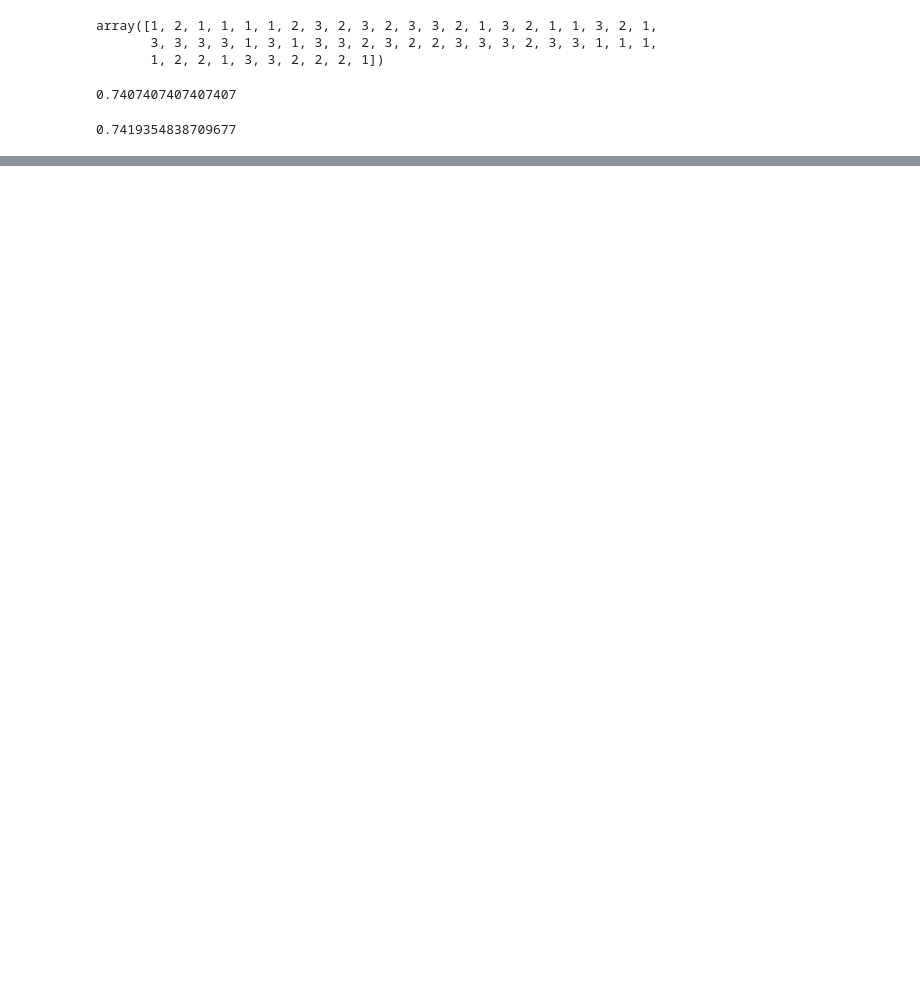
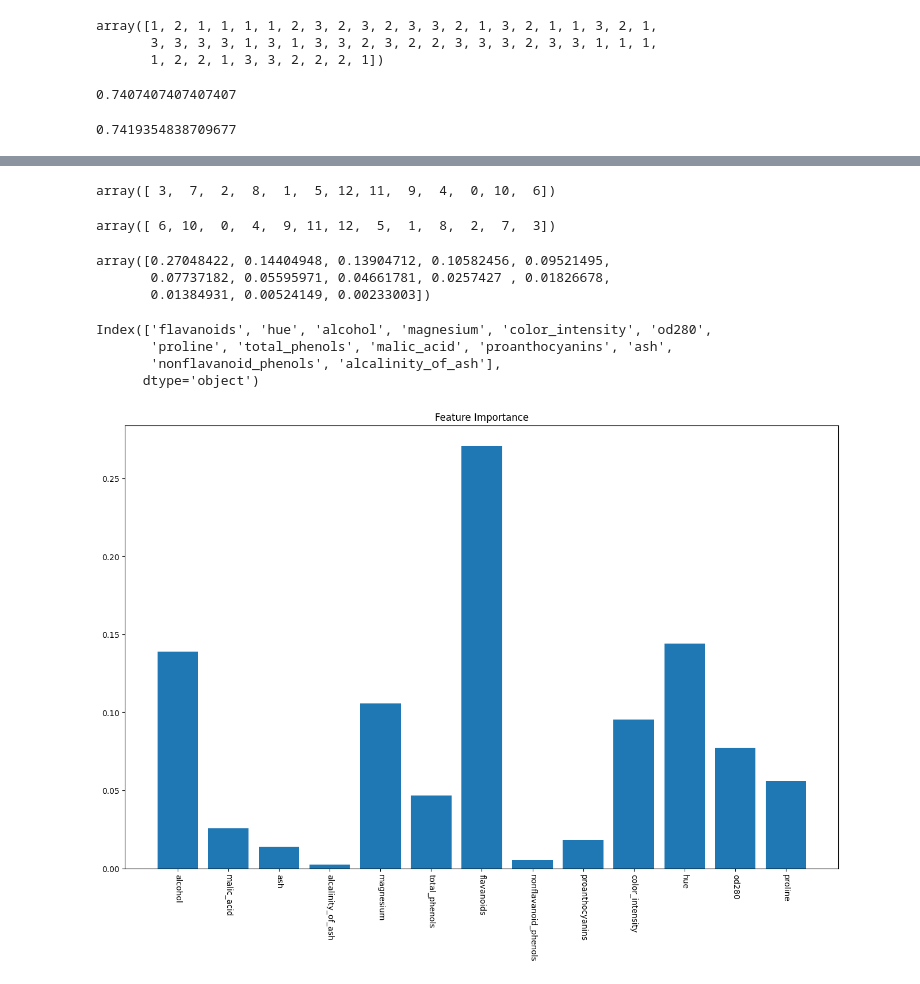
Before and after one commit to suian888/Data-Analysis-with-Python, a Jupyter notebook: wine.ipynb, the cells around one changed output, grey strips where cells are left out. Drawn from its saved outputs; the diff is of its cells as text; code cells hidden in the pictures; blank space fills up the shorter version.

```diff
--- a/wine.ipynb
+++ b/wine.ipynb
@@ -92,3 +142,7 @@ knn.score(x_test, y_test)
 knn.score(x_train, y_train)
 # %% [output]
 0.7419354838709677
+# %%
+from sklearn.tree import DecisionTreeClassifier
+dtc = DecisionTreeClassifier(max_depth=5)
+dtc.fit(x_train, y_train)
@@ -94,0 +165,5 @@ knn.score(x_train, y_train)
+# %%
+from sklearn.ensemble import RandomForestClassifier
+rf = RandomForestClassifier(n_estimators=10, max_depth=5, random_state=42, oob_score=True)
+rf.fit(x_train, y_train)
+print(f"OOB Score: {rf.oob_score_:.4f}")
@@ -94,0 +205,34 @@ knn.score(x_train, y_train)
+# %%
+importances = rf.feature_importances_
+# %%
+indices2= np.argsort(importances)
+indices2
+# %% [output]
+array([ 3,  7,  2,  8,  1,  5, 12, 11,  9,  4,  0, 10,  6])
+# %%
+indices = np.argsort(importances)[::-1]
+indices
+# %% [output]
+array([ 6, 10,  0,  4,  9, 11, 12,  5,  1,  8,  2,  7,  3])
+# %%
+importances[indices]
+# %% [output]
+array([0.27048422, 0.14404948, 0.13904712, 0.10582456, 0.09521495,
+       0.07737182, 0.05595971, 0.04661781, 0.0257427 , 0.01826678,
+       0.01384931, 0.00524149, 0.00233003])
+# %%
+features = x.columns
+features[indices]
+# %% [output]
+Index(['flavanoids', 'hue', 'alcohol', 'magnesium', 'color_intensity', 'od280',
+       'proline', 'total_phenols', 'malic_acid', 'proanthocyanins', 'ash',
+       'nonflavanoid_phenols', 'alcalinity_of_ash'],
+      dtype='object')
+# %%
+plt.figure(figsize=(16,10))
+plt.title('Feature Importance')
+plt.bar(features,importances)
+plt.xticks(rotation=-90)
+plt.show()
+# %% [output]
+[figure, added]
```
Also changed, not shown: parts of 17 cells of this notebook.
